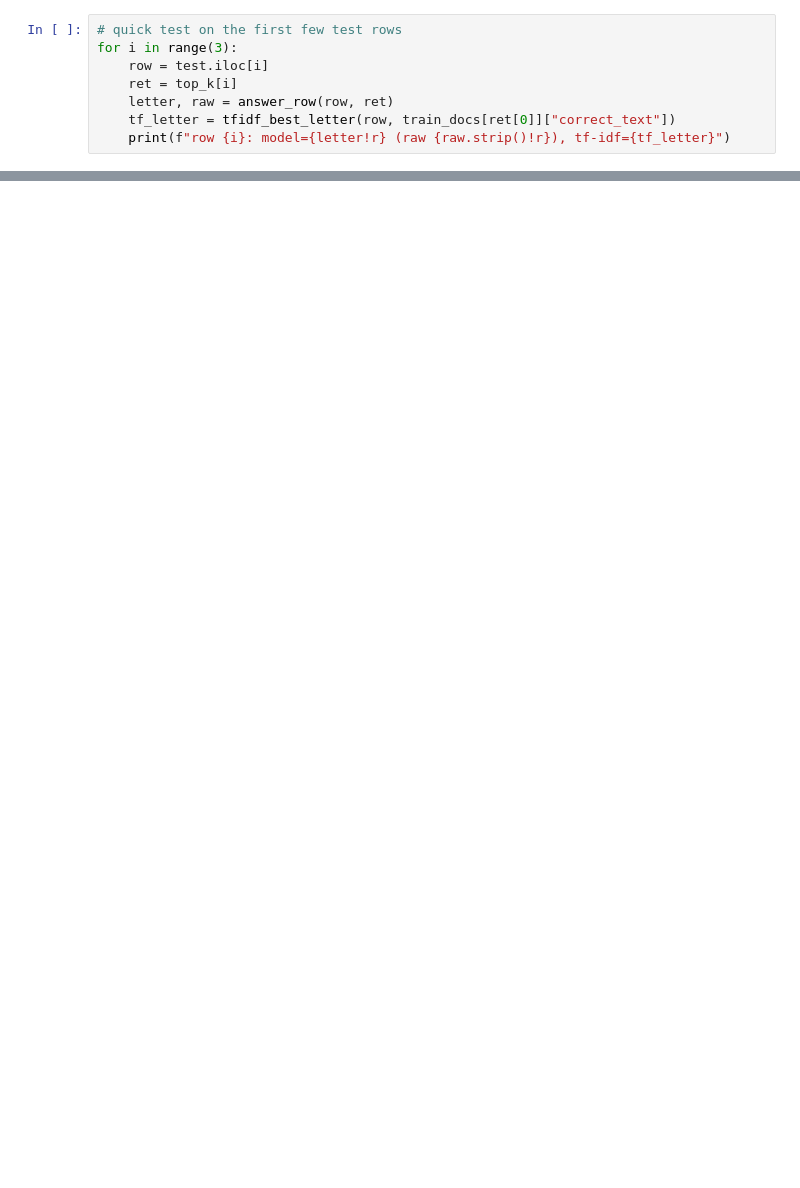
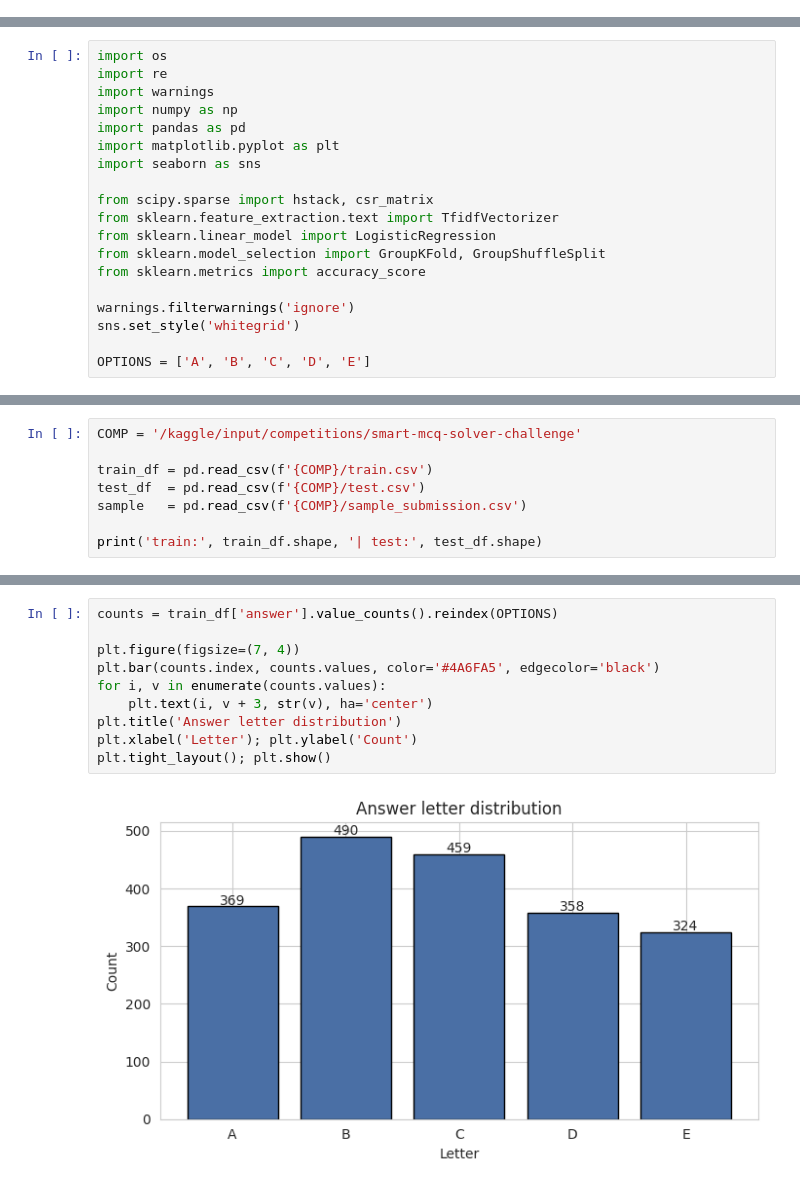
Before and after one commit to 23f2001849/dl-genai-t22026-23f2001849, a Jupyter notebook: kaggle_notebook.ipynb, the cells around one changed output, grey strips where cells are left out. Saved outputs shown, nothing was run; the diff lists cells and outputs as text; blank space fills up the shorter version.

Commit message:
Updated final Kaggle notebook

```diff
--- a/kaggle_notebook.ipynb
+++ b/kaggle_notebook.ipynb
@@ -245,8 +0,0 @@ def answer_row(test_row, retrieved_ids):
-# %%
-# quick test on the first few test rows
-for i in range(3):
-    row = test.iloc[i]
-    ret = top_k[i]
-    letter, raw = answer_row(row, ret)
-    tf_letter = tfidf_best_letter(row, train_docs[ret[0]]["correct_text"])
-    print(f"row {i}: model={letter!r} (raw {raw.strip()!r}), tf-idf={tf_letter}")
@@ -371,0 +19,19 @@ saved submission.csv with 500 rows
+# %%
+import os
+import re
+import warnings
+import numpy as np
+import pandas as pd
+import matplotlib.pyplot as plt
+import seaborn as sns
+
+from scipy.sparse import hstack, csr_matrix
+from sklearn.feature_extraction.text import TfidfVectorizer
+from sklearn.linear_model import LogisticRegression
+from sklearn.model_selection import GroupKFold, GroupShuffleSplit
+from sklearn.metrics import accuracy_score
+
+warnings.filterwarnings('ignore')
+sns.set_style('whitegrid')
+
+OPTIONS = ['A', 'B', 'C', 'D', 'E']
@@ -371,0 +40,8 @@ saved submission.csv with 500 rows
+# %%
+COMP = '/kaggle/input/competitions/smart-mcq-solver-challenge'
+
+train_df = pd.read_csv(f'{COMP}/train.csv')
+test_df  = pd.read_csv(f'{COMP}/test.csv')
+sample   = pd.read_csv(f'{COMP}/sample_submission.csv')
+
+print('train:', train_df.shape, '| test:', test_df.shape)
@@ -371,0 +127,12 @@ saved submission.csv with 500 rows
+# %%
+counts = train_df['answer'].value_counts().reindex(OPTIONS)
+
+plt.figure(figsize=(7, 4))
+plt.bar(counts.index, counts.values, color='#4A6FA5', edgecolor='black')
+for i, v in enumerate(counts.values):
+    plt.text(i, v + 3, str(v), ha='center')
+plt.title('Answer letter distribution')
+plt.xlabel('Letter'); plt.ylabel('Count')
+plt.tight_layout(); plt.show()
+# %% [output]
+[figure, added]
```
Also changed, not shown: parts of 91 cells of this notebook.
